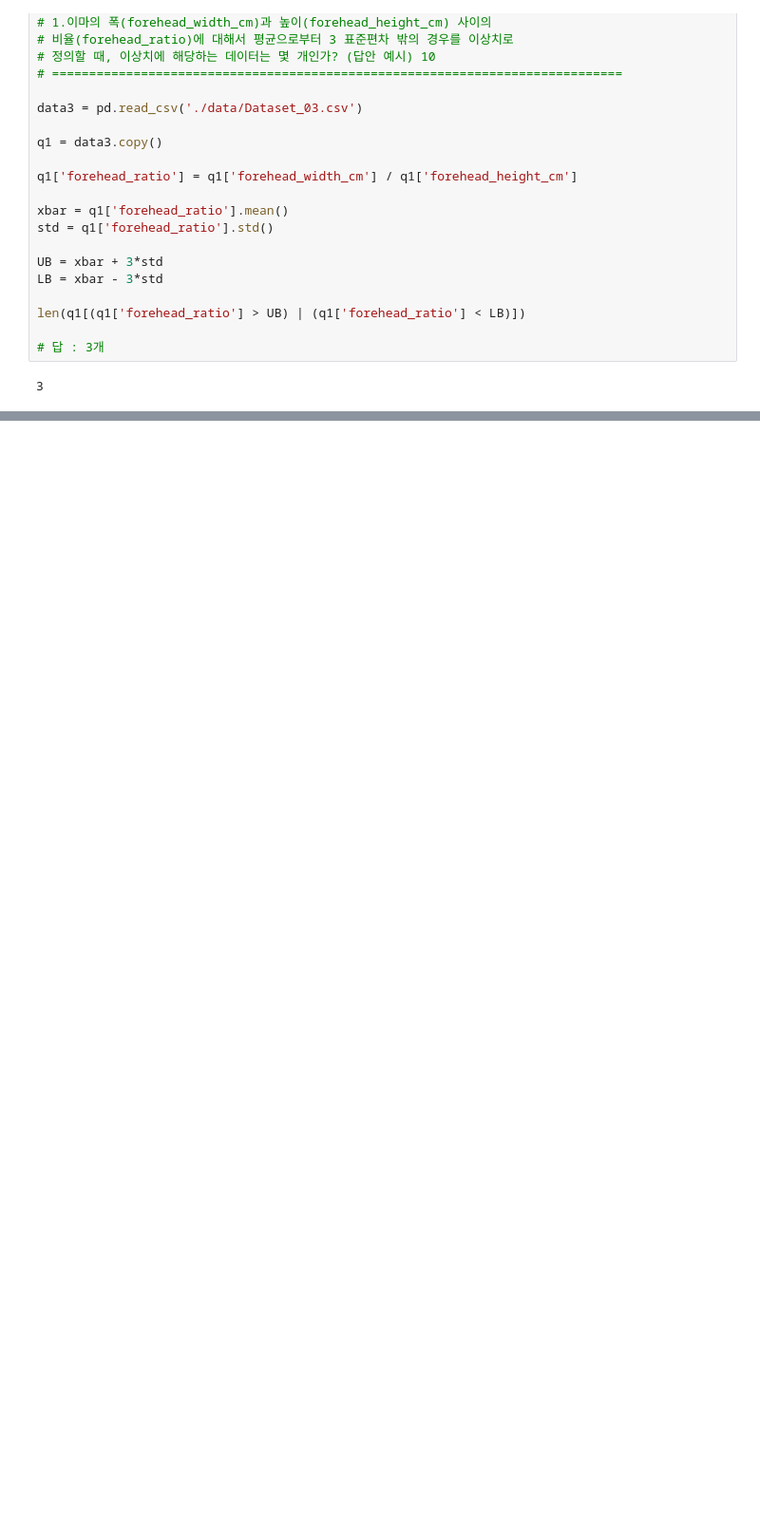
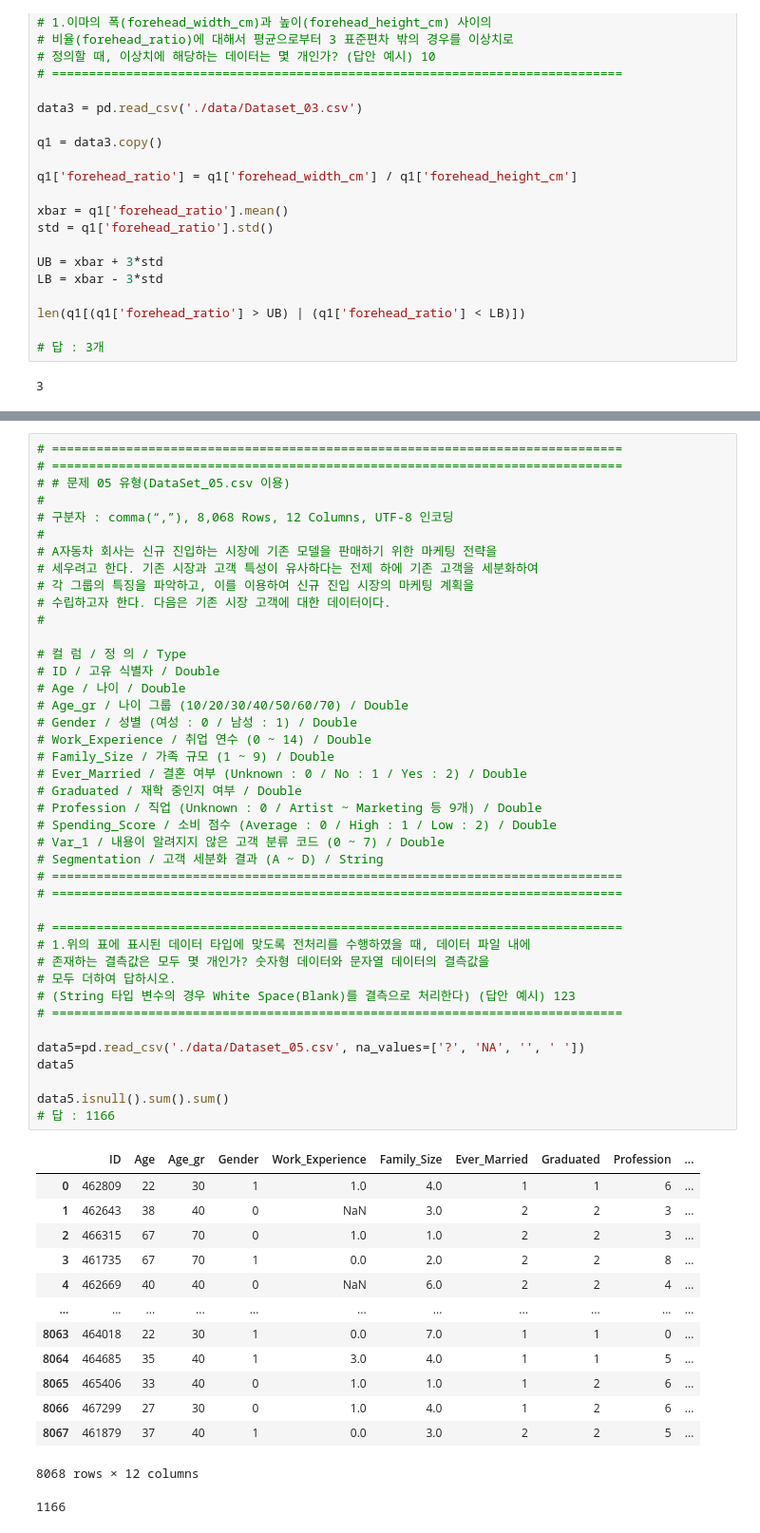
Before and after one commit to JngMkk/TIL, a Jupyter notebook: Python/ProDS/set01_set05.ipynb, the cells around one changed output, grey strips where cells are left out. Shown: that part at 95% size. Saved outputs shown, nothing was run; the diff lists cells and outputs as text; blank space fills up the shorter version.

```diff
--- a/Python/ProDS/set01_set05.ipynb
+++ b/Python/ProDS/set01_set05.ipynb
@@ -423,0 +625,56 @@ True
+# %%
+# =============================================================================
+# =============================================================================
+# # 문제 05 유형(DataSet_05.csv 이용)
+#
+# 구분자 : comma(“,”), 8,068 Rows, 12 Columns, UTF-8 인코딩
+#
+# A자동차 회사는 신규 진입하는 시장에 기존 모델을 판매하기 위한 마케팅 전략을
+# 세우려고 한다. 기존 시장과 고객 특성이 유사하다는 전제 하에 기존 고객을 세분화하여
+# 각 그룹의 특징을 파악하고, 이를 이용하여 신규 진입 시장의 마케팅 계획을
+# 수립하고자 한다. 다음은 기존 시장 고객에 대한 데이터이다.
+#
+
+# 컬 럼 / 정 의 / Type
+# ID / 고유 식별자 / Double
+# Age / 나이 / Double
+# Age_gr / 나이 그룹 (10/20/30/40/50/60/70) / Double
+# Gender / 성별 (여성 : 0 / 남성 : 1) / Double
+# Work_Experience / 취업 연수 (0 ~ 14) / Double
+# Family_Size / 가족 규모 (1 ~ 9) / Double
+# Ever_Married / 결혼 여부 (Unknown : 0 / No : 1 / Yes : 2) / Double
+# Graduated / 재학 중인지 여부 / Double
+# Profession / 직업 (Unknown : 0 / Artist ~ Marketing 등 9개) / Double
+# Spending_Score / 소비 점수 (Average : 0 / High : 1 / Low : 2) / Double
+# Var_1 / 내용이 알려지지 않은 고객 분류 코드 (0 ~ 7) / Double
+# Segmentation / 고객 세분화 결과 (A ~ D) / String
+# =============================================================================
+# =============================================================================
+
+# =============================================================================
+# 1.위의 표에 표시된 데이터 타입에 맞도록 전처리를 수행하였을 때, 데이터 파일 내에
+# 존재하는 결측값은 모두 몇 개인가? 숫자형 데이터와 문자열 데이터의 결측값을
+# 모두 더하여 답하시오.
+# (String 타입 변수의 경우 White Space(Blank)를 결측으로 처리한다) (답안 예시) 123
+# =============================================================================
+
+data5=pd.read_csv('./data/Dataset_05.csv', na_values=['?', 'NA', '', ' '])
+data5
+
+data5.isnull().sum().sum()
+# 답 : 1166
+# %% [output]
+|  | ID | Age | Age_gr | Gender | Work_Experience | Family_Size | Ever_Married | Graduated | Profession | ... |
+| 0 | 462809 | 22 | 30 | 1 | 1.0 | 4.0 | 1 | 1 | 6 | ... |
+| 1 | 462643 | 38 | 40 | 0 | NaN | 3.0 | 2 | 2 | 3 | ... |
+| 2 | 466315 | 67 | 70 | 0 | 1.0 | 1.0 | 2 | 2 | 3 | ... |
+| 3 | 461735 | 67 | 70 | 1 | 0.0 | 2.0 | 2 | 2 | 8 | ... |
+| 4 | 462669 | 40 | 40 | 0 | NaN | 6.0 | 2 | 2 | 4 | ... |
+| ... | ... | ... | ... | ... | ... | ... | ... | ... | ... | ... |
+| 8063 | 464018 | 22 | 30 | 1 | 0.0 | 7.0 | 1 | 1 | 0 | ... |
+| 8064 | 464685 | 35 | 40 | 1 | 3.0 | 4.0 | 1 | 1 | 5 | ... |
+| 8065 | 465406 | 33 | 40 | 0 | 1.0 | 1.0 | 1 | 2 | 6 | ... |
+| 8066 | 467299 | 27 | 30 | 0 | 1.0 | 4.0 | 1 | 2 | 6 | ... |
+| 8067 | 461879 | 37 | 40 | 1 | 0.0 | 3.0 | 2 | 2 | 5 | ... |
+8068 rows × 12 columns
+1166
```
Also changed, not shown: parts of 9 cells of this notebook, 11 other files.
